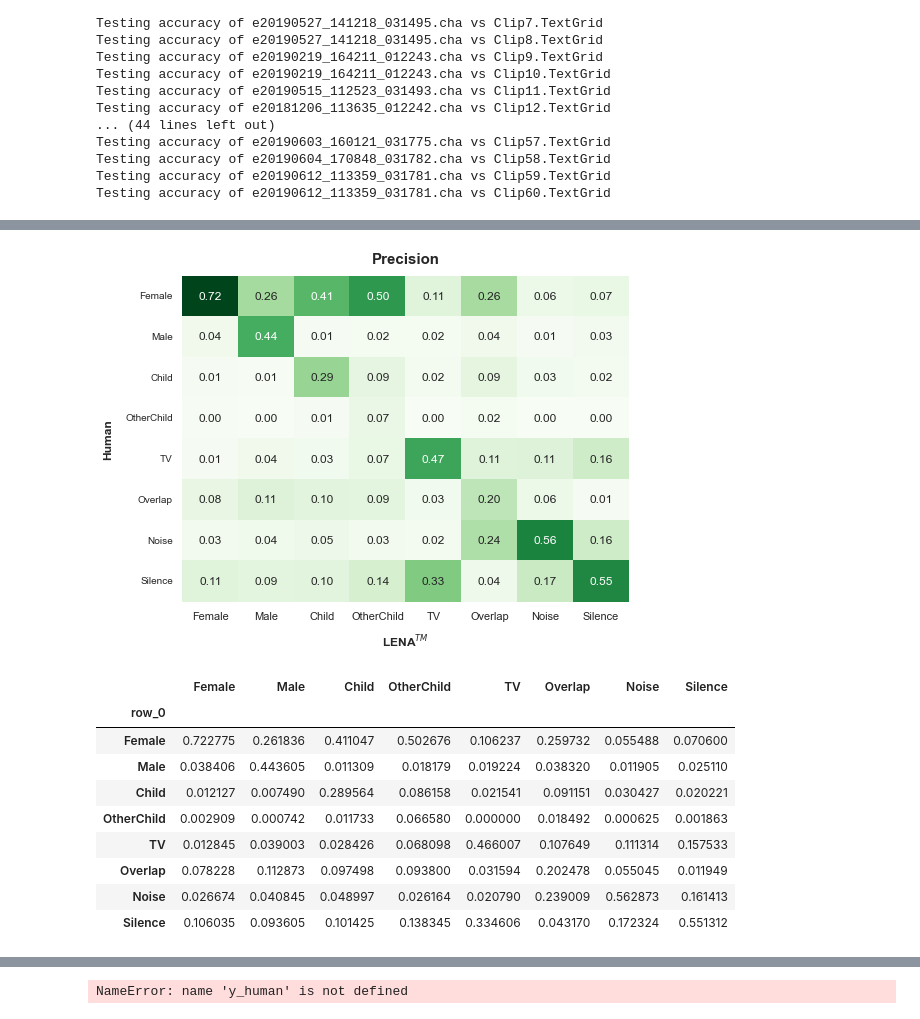
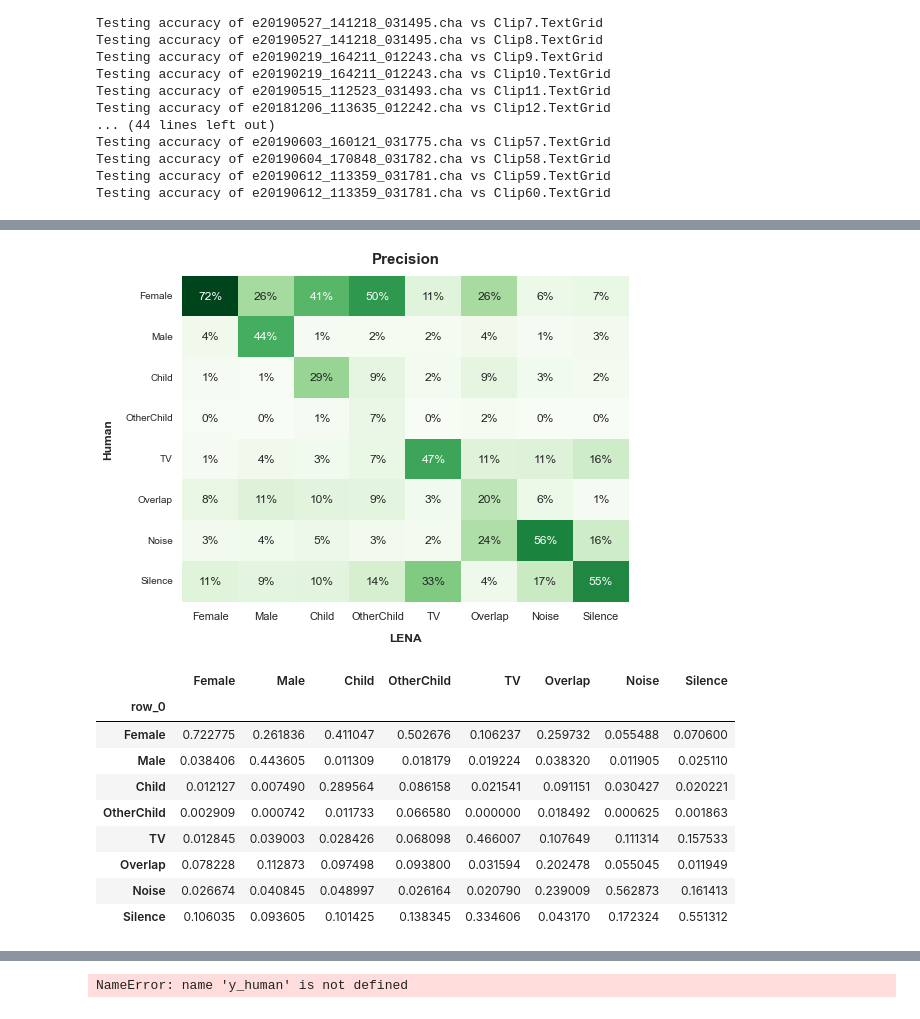
Before and after one commit to terrykwon/lena_evaluation, a Jupyter notebook: results.ipynb, the cells around one changed output, grey strips where cells are left out. Cells and saved outputs as stored; diff of their text form; code cells hidden in the pictures.

Commit message:
Change confusion figures to percentages

```diff
--- a/results.ipynb
+++ b/results.ipynb
@@ -30,10 +30,10 @@ def plot_confusion(confusion, norm=None, save=False):
     """
     if norm == 'recall':
         normed_confusion = confusion.astype('float') / confusion.sum(axis=1)[:, np.newaxis]
-        fmt = '.2f'
+        fmt = '.0%'
     elif norm == 'precision':
         normed_confusion = confusion.astype('float') / confusion.sum(axis=0)[np.newaxis, :]
-        fmt = '.2f'
+        fmt = '.0%'
     else:
         normed_confusion = confusion
         fmt = 'd'
@@ -57,14 +57,14 @@ def plot_confusion(confusion, norm=None, save=False):
     # ax.set(xlabel='LENA', ylabel='Human')
     ax.set_ylabel('Human', labelpad=12, fontweight='bold')
     plt.yticks(np.arange(len(normed_confusion.index))+0.5, rotation=0, fontsize="10", va="center")
-    ax.set_xlabel('LENA$^{TM}$', labelpad=12, fontweight='bold')
+    ax.set_xlabel('LENA', labelpad=12, fontweight='bold')
 
     # ax.set_ylim([0,2])
 
     plt.show()
 
     if save:
-        fig.savefig('results/{}.png'.format(norm), dpi=600, bbox_inches='tight')
+        fig.savefig('results/{}.pdf'.format(norm), dpi=600, bbox_inches='tight')
 
     return normed_confusion
 # %% [markdown]
@@ -122,7 +122,7 @@ cross_tabulation
 # %%
-plot_confusion(cross_tabulation, 'precision', False)
+plot_confusion(cross_tabulation, 'precision', True)
 # %% [output]
-[figure, old version]
+[figure, new version]
 |  | Female | Male | Child | OtherChild | TV | Overlap | Noise | Silence |
 | row_0 |  |  |  |  |  |  |  |  |
 | Female | 0.722775 | 0.261836 | 0.411047 | 0.502676 | 0.106237 | 0.259732 | 0.055488 | 0.070600 |
```
Also changed, not shown: parts of 7 cells of this notebook, 1 other file.
